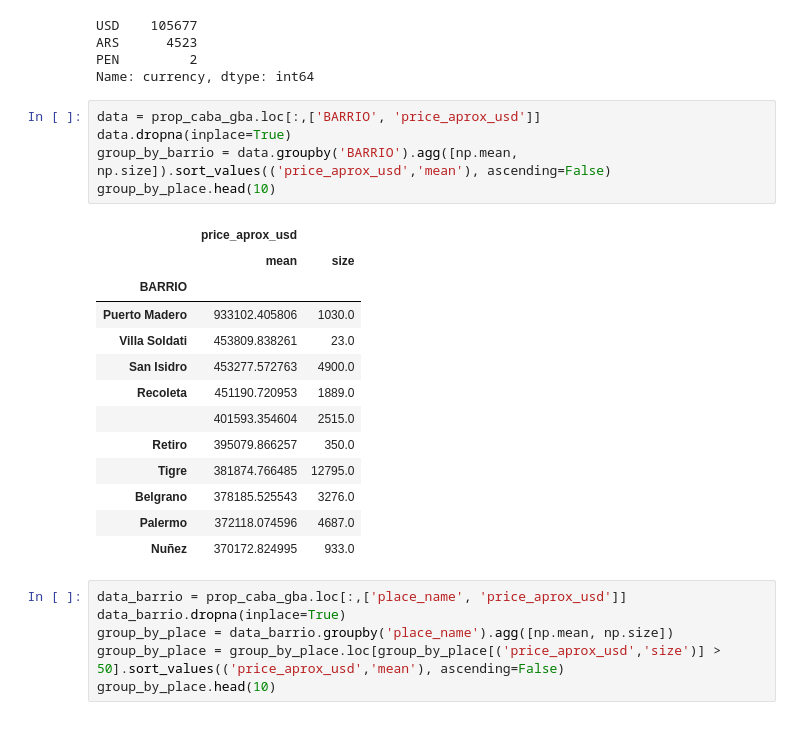
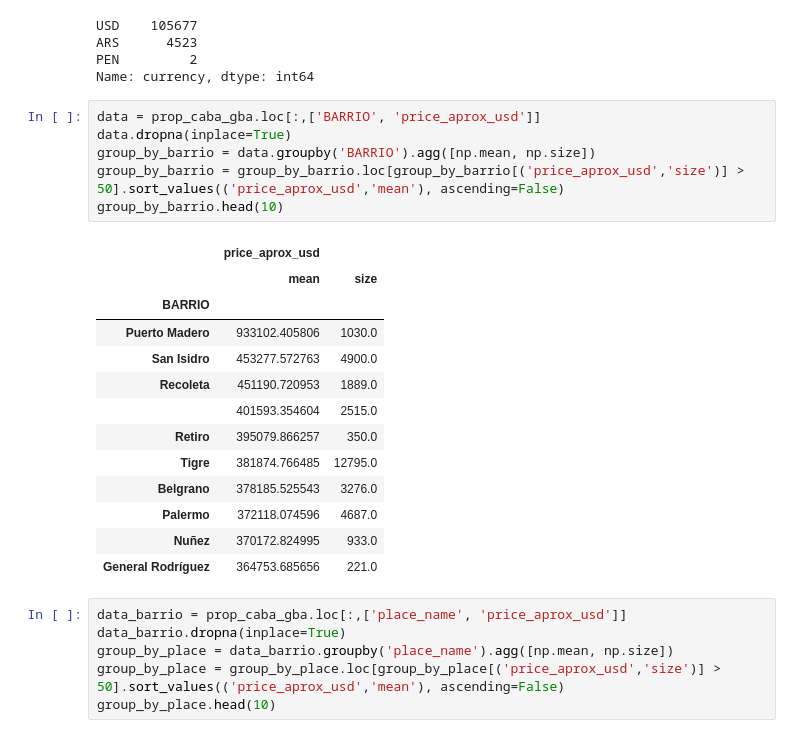
Before and after one commit to DanielMankowski/Data-Scients, a Jupyter notebook: TP 1.ipynb, the cells around one changed output. Saved outputs shown, nothing was run; the diff lists cells and outputs as text.

```diff
--- a/TP 1.ipynb
+++ b/TP 1.ipynb
@@ -149,14 +149,14 @@ Name: currency, dtype: int64
 # %%
 data = prop_caba_gba.loc[:,['BARRIO', 'price_aprox_usd']]
 data.dropna(inplace=True)
-group_by_barrio = data.groupby('BARRIO').agg([np.mean, np.size]).sort_values(('price_aprox_usd','mean'), ascending=False)
-group_by_place.head(10)
+group_by_barrio = data.groupby('BARRIO').agg([np.mean, np.size])
+group_by_barrio = group_by_barrio.loc[group_by_barrio[('price_aprox_usd','size')] > 50].sort_values(('price_aprox_usd','mean'), ascending=False)
+group_by_barrio.head(10)
 # %% [output]
 |  | price_aprox_usd |  |
 |  | mean | size |
 | BARRIO |  |  |
 | Puerto Madero | 933102.405806 | 1030.0 |
-| Villa Soldati | 453809.838261 | 23.0 |
 | San Isidro | 453277.572763 | 4900.0 |
 | Recoleta | 451190.720953 | 1889.0 |
 |  | 401593.354604 | 2515.0 |
@@ -165,6 +165,7 @@ group_by_place.head(10)
 | Belgrano | 378185.525543 | 3276.0 |
 | Palermo | 372118.074596 | 4687.0 |
 | Nuñez | 370172.824995 | 933.0 |
+| General Rodríguez | 364753.685656 | 221.0 |
 # %%
 data_barrio = prop_caba_gba.loc[:,['place_name', 'price_aprox_usd']]
 data_barrio.dropna(inplace=True)
```
